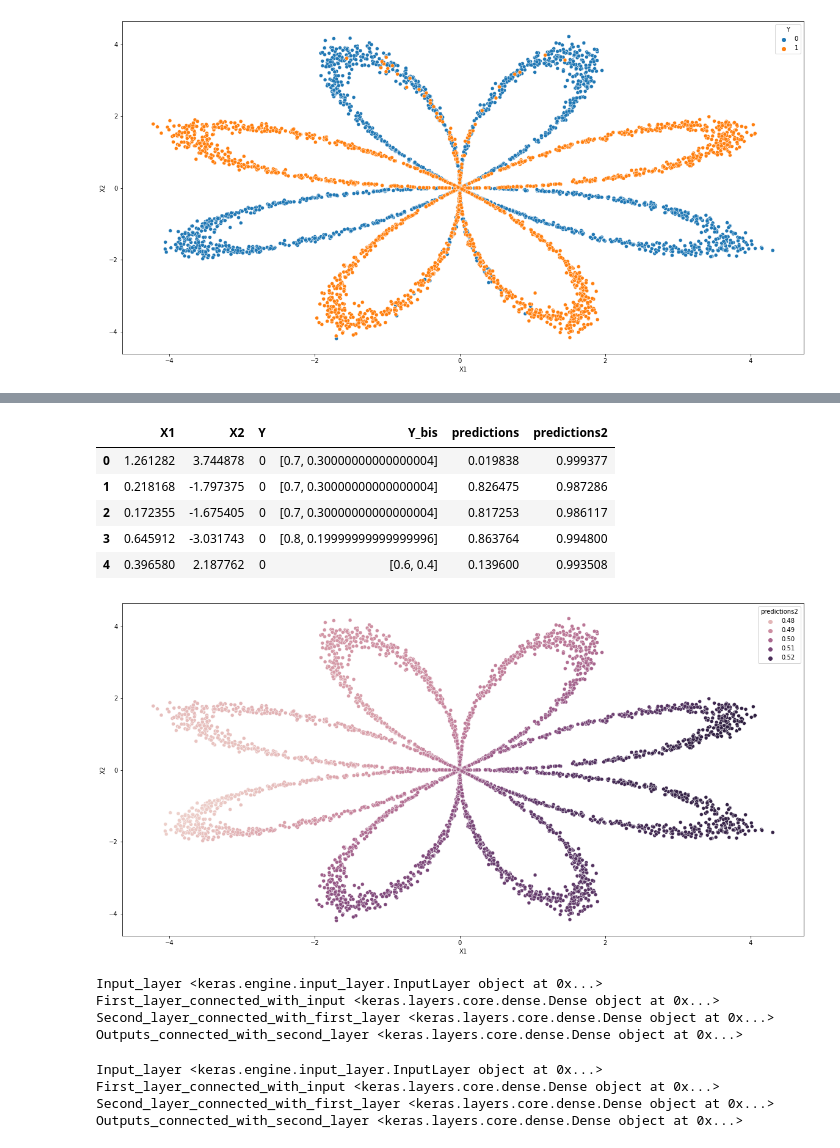
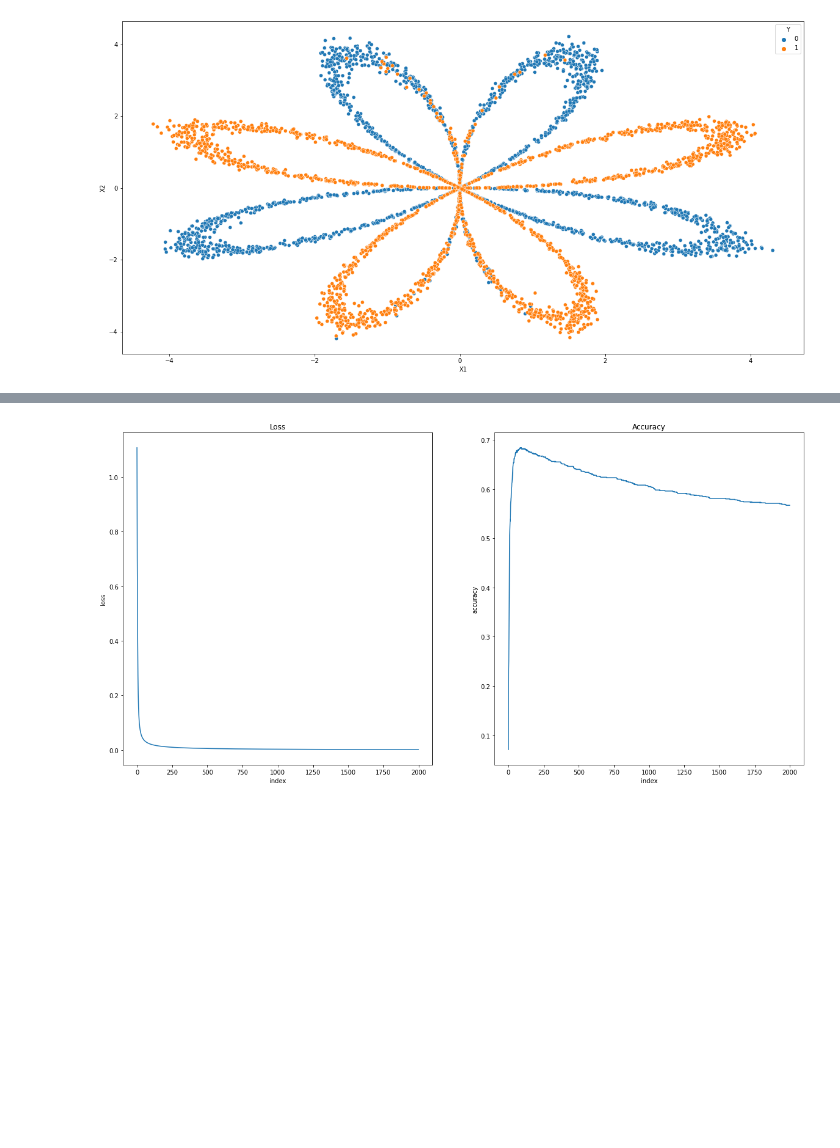
Before and after one commit to comeRodriguez/self_learning_with_venn_abers_predictors, a Jupyter notebook: notebooks/learn_from_intervals_nn.ipynb, the cells around one changed output, grey strips where cells are left out. Cells and saved outputs as stored; diff of their text form; code cells hidden in the pictures; blank space fills up the shorter version.

```diff
--- a/notebooks/learn_from_intervals_nn.ipynb
+++ b/notebooks/learn_from_intervals_nn.ipynb
@@ -115,15 +152,18 @@ plt.show()
 def get_model_with_kl_divergence():
     tf.random.set_seed(1)
     inputs = keras.Input(shape=(2, ), name="Input_layer")
-    dense = layers.Dense(units=4, activation="relu", name="First_layer_connected_with_input")(inputs)
-    dense2 = layers.Dense(units=4, activation="relu", name="Second_layer_connected_with_first_layer")(dense)
-    outputs = layers.Dense(units=1, activation="sigmoid", name="Outputs_connected_with_second_layer")(dense2)
+    outputs = layers.Dense(units=1, activation="sigmoid", name="Outputs_connected_with_second_layer")(inputs)
     model = keras.Model(inputs=inputs, outputs=outputs, name="first_test")
-    model.compile(optimizer="sgd", loss=tf.keras.losses.kullback_leibler_divergence, metrics=["accuracy"])
+    model.compile(optimizer="sgd", loss=tf.keras.losses.KLD, metrics=["accuracy"])
     return model
 # %%
 m2 = get_model_with_kl_divergence()
-m2.fit(df[["X1", "X2"]], df["Y"], epochs=20)
-df["predictions2"] = m2.predict(df[["X1", "X2"]])
-df.head()
+history = m2.fit(df2[["X1", "X2"]], df2["y"], epochs=2000, verbose=False)
+df2["predictions2"] = m2.predict(df2[["X1", "X2"]])
+df2["predictions2"] = df2["predictions2"].apply(lambda x: 1 if x >=0.5 else 0)
+history = pd.DataFrame(history.history).reset_index()
+_, axes = plt.subplots(1, 2, figsize=(20, 10))
+sns.lineplot(data=history, x='index', y="loss", ax=axes[0]).set(title="Loss")
+sns.lineplot(data=history, x='index', y="accuracy", ax=axes[1]).set(title="Accuracy")
+plt.show()
 # %% [output]
@@ -147,28 +171,5 @@ Epoch 20/20
-|  | X1 | X2 | Y | Y_bis | predictions | predictions2 |
-| 0 | 1.261282 | 3.744878 | 0 | [0.7, 0.30000000000000004] | 0.019838 | 0.999377 |
-| 1 | 0.218168 | -1.797375 | 0 | [0.7, 0.30000000000000004] | 0.826475 | 0.987286 |
-| 2 | 0.172355 | -1.675405 | 0 | [0.7, 0.30000000000000004] | 0.817253 | 0.986117 |
-| 3 | 0.645912 | -3.031743 | 0 | [0.8, 0.19999999999999996] | 0.863764 | 0.994800 |
-| 4 | 0.396580 | 2.187762 | 0 | [0.6, 0.4] | 0.139600 | 0.993508 |
+[figure, added]
 # %%
 plt.figure(figsize=(20, 10))
-sns.scatterplot(data=df, x="X1", y="X2", hue="predictions2")
+sns.scatterplot(data=df2, x="X1", y="X2", hue="predictions2")
 plt.show()
-# %% [output]
-[figure, removed]
-# %%
-for layer in m1.layers:
-    print(layer.name, layer)
-# %% [output]
-Input_layer <keras.engine.input_layer.InputLayer object at 0x...>
-First_layer_connected_with_input <keras.layers.core.dense.Dense object at 0x...>
-Second_layer_connected_with_first_layer <keras.layers.core.dense.Dense object at 0x...>
-Outputs_connected_with_second_layer <keras.layers.core.dense.Dense object at 0x...>
-# %%
-for layer in m2.layers:
-    print(layer.name, layer)
-# %% [output]
-Input_layer <keras.engine.input_layer.InputLayer object at 0x...>
-First_layer_connected_with_input <keras.layers.core.dense.Dense object at 0x...>
-Second_layer_connected_with_first_layer <keras.layers.core.dense.Dense object at 0x...>
-Outputs_connected_with_second_layer <keras.layers.core.dense.Dense object at 0x...>
```
Also changed, not shown: parts of 13 cells of this notebook, 2 other files.
